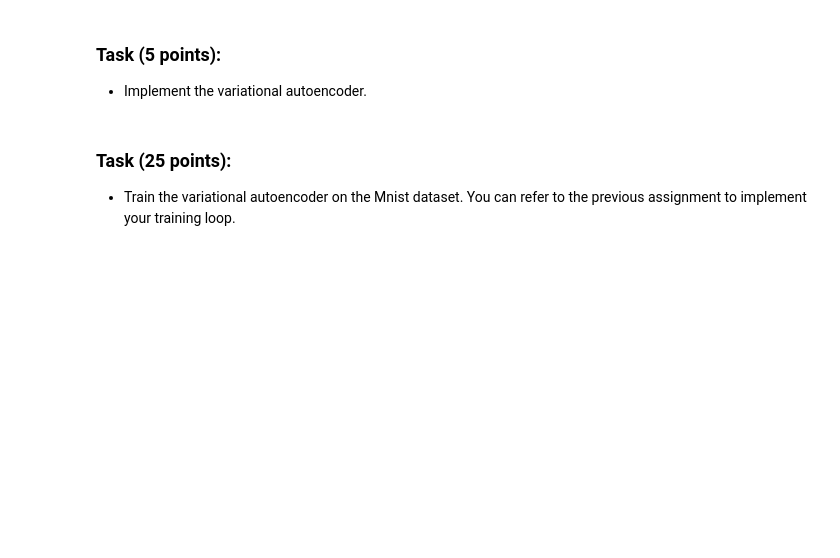
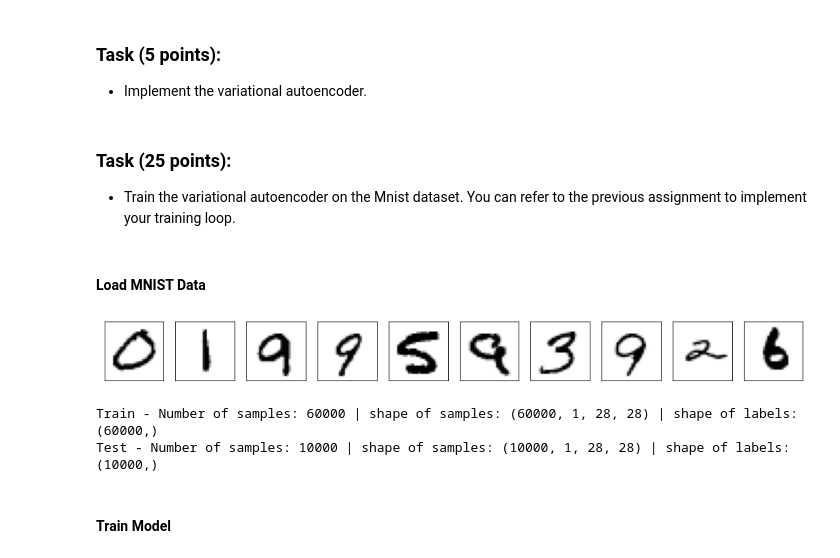
Before and after one commit to AjinkyaIndulkar/CGCV1920-Group8, a Jupyter notebook: Lab 13/Group8_CGCV192013B.ipynb, the cells around one changed output. Cells and saved outputs as stored; diff of their text form; code cells hidden in the pictures; blank space fills up the shorter version.

Commit message:
Lab 13: add boilerplate code
load data, train and save model, plot training

```diff
--- a/Lab 13/Group8_CGCV192013B.ipynb
+++ b/Lab 13/Group8_CGCV192013B.ipynb
@@ -105,3 +139,29 @@ class VariationalAutoencoder(gluon.HybridBlock):
 ### Task (25 points):
 
 * Train the variational autoencoder on the Mnist dataset. You can refer to the previous assignment to implement your training loop.
+# %% [markdown]
+#### Load MNIST Data
+# %%
+mnist = mx.test_utils.get_mnist()
+
+n_samples = 10
+idx = np.random.choice(len(mnist['train_data']), n_samples)
+_, axarr = plt.subplots(1, n_samples, figsize=(16,4))
+for i,j in enumerate(idx):
+    axarr[i].imshow(mnist['train_data'][j][0], cmap='Greys')
+    axarr[i].get_xaxis().set_ticks([])
+    axarr[i].get_yaxis().set_ticks([])
+plt.show()
+# %% [output]
+[figure, added]
+# %%
+# inspect dataset
+print("Train - Number of samples: {} | shape of samples: {} | shape of labels: {}".format(mnist['train_data'].shape[0],
+                                                                                         mnist['train_data'].shape,
+                                                                                         mnist['train_label'].shape))
+print("Test - Number of samples: {} | shape of samples: {} | shape of labels: {}".format(mnist['test_data'].shape[0],
+                                                                                         mnist['test_data'].shape,
+                                                                                         mnist['test_label'].shape))
+# %% [output]
+Train - Number of samples: 60000 | shape of samples: (60000, 1, 28, 28) | shape of labels: (60000,)
+Test - Number of samples: 10000 | shape of samples: (10000, 1, 28, 28) | shape of labels: (10000,)
@@ -107,0 +179,2 @@ class VariationalAutoencoder(gluon.HybridBlock):
+# %% [markdown]
+#### Train Model
```
Also changed, not shown: parts of 18 cells of this notebook, 4 other files.
